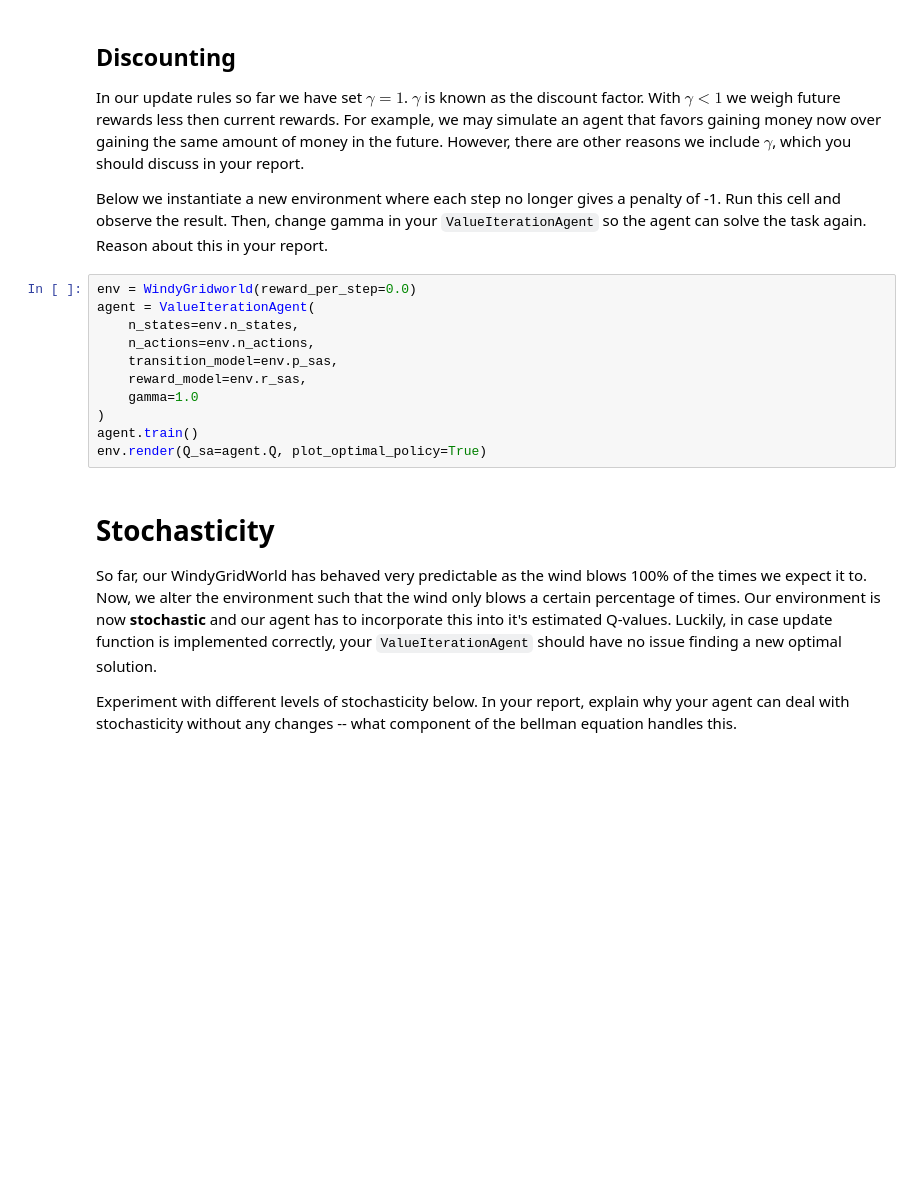
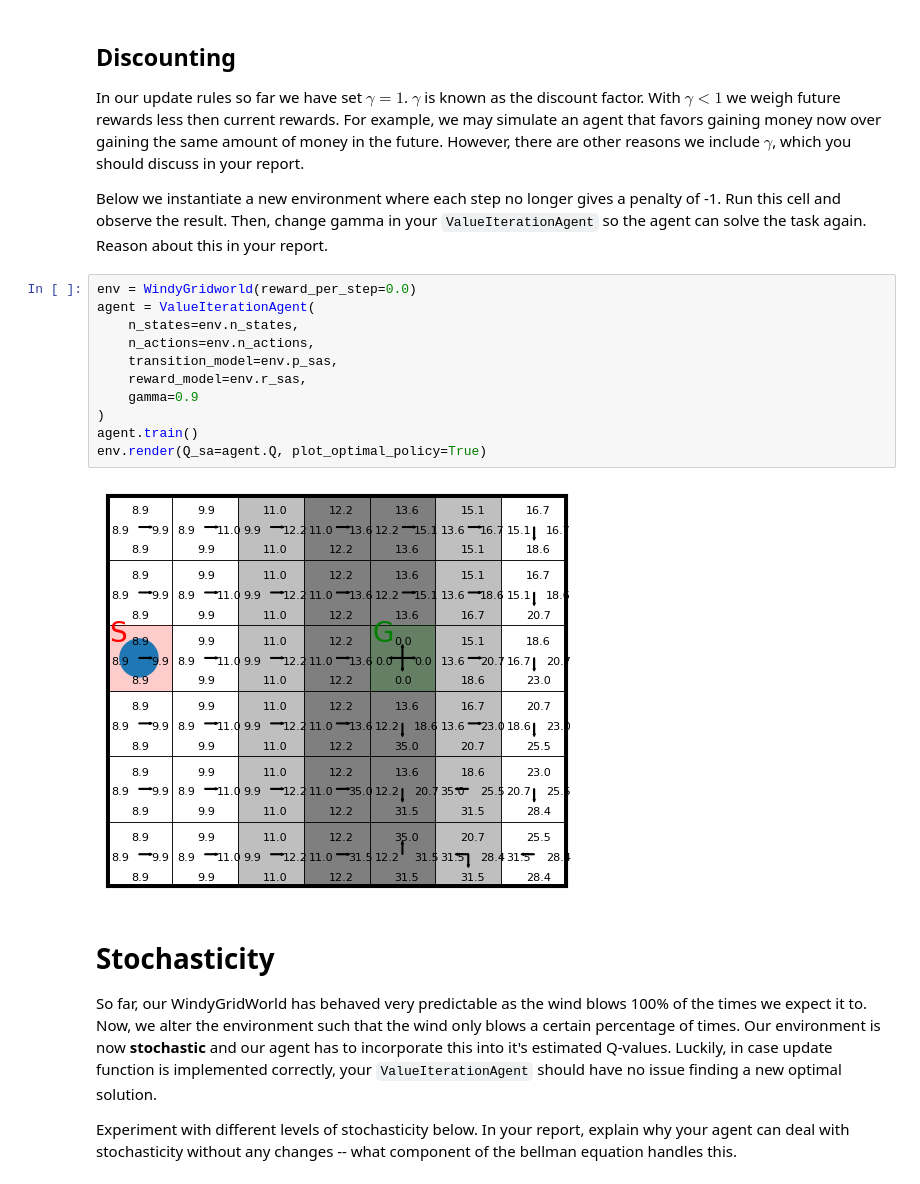
Before and after one commit to kraksys/irl26, a Jupyter notebook: 1b/RL_Bachelor_Assignment_1B_(2026).ipynb, the cells around one changed output. Cells and saved outputs as stored; diff of their text form; blank space fills up the shorter version.

```diff
--- a/1b/RL_Bachelor_Assignment_1B_(2026).ipynb
+++ b/1b/RL_Bachelor_Assignment_1B_(2026).ipynb
@@ -474,14 +518,16 @@ Below we instantiate a new environment where each step no longer gives a penalty
 # %%
 env = WindyGridworld(reward_per_step=0.0)
 agent = ValueIterationAgent(
     n_states=env.n_states,
     n_actions=env.n_actions,
     transition_model=env.p_sas,
     reward_model=env.r_sas,
-    gamma=1.0
+    gamma=0.9
 )
 agent.train()
 env.render(Q_sa=agent.Q, plot_optimal_policy=True)
+# %% [output]
+[figure, added]
 # %% [markdown]
 # Stochasticity
 
```
Also changed, not shown: parts of 6 cells of this notebook.
